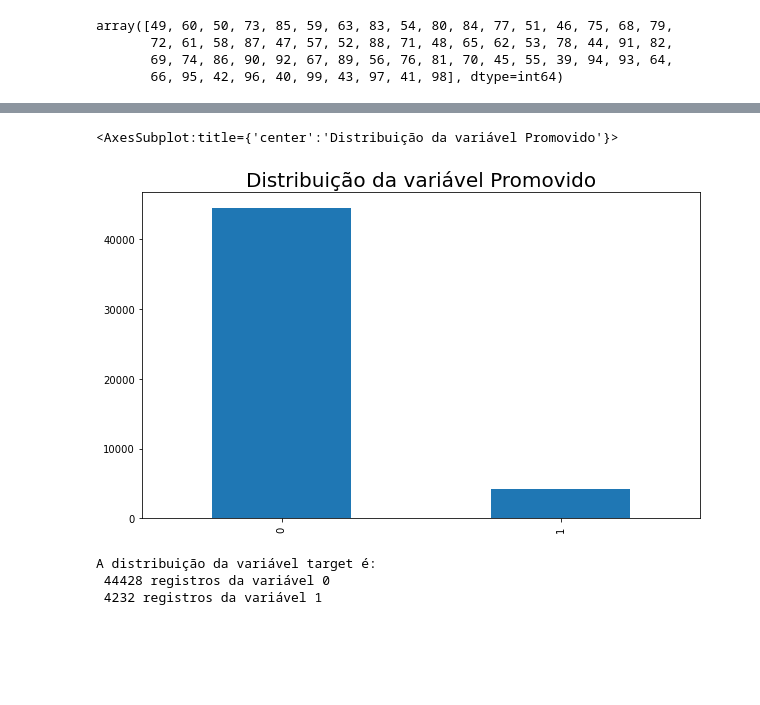
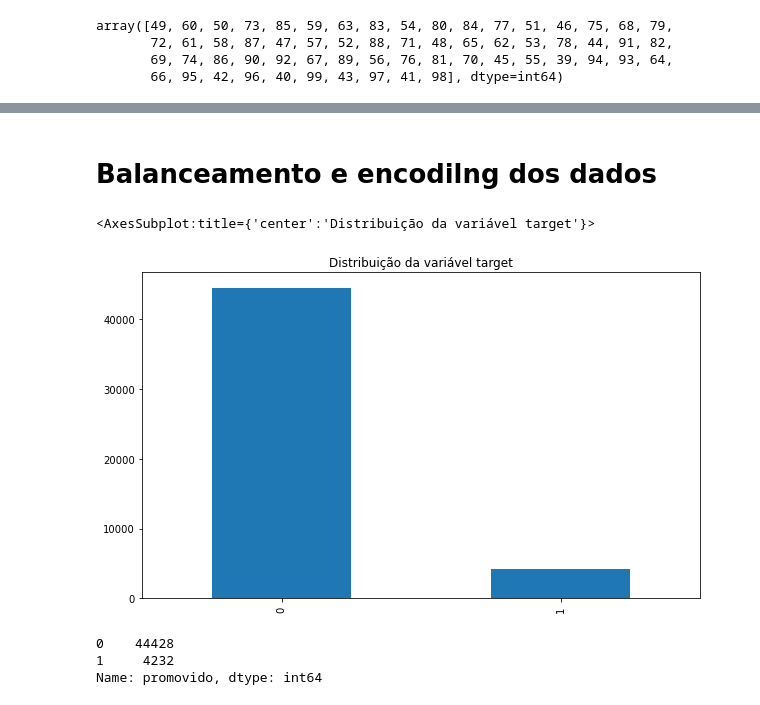
Before and after one commit to MateusSampaio1/Analise_RH, a Jupyter notebook: RH_Analysis.ipynb, the cells around one changed output, grey strips where cells are left out. Cells and saved outputs as stored; diff of their text form; code cells hidden in the pictures; blank space fills up the shorter version.

Commit message:
realização do encolding dos dados e inicio do ML

```diff
--- a/RH_Analysis.ipynb
+++ b/RH_Analysis.ipynb
@@ -211,19 +211,22 @@ dados.head()
 | 2 | 7513 | Vendas_e_Marketing | region_19 | Bacharel | m | Anuncio | 1 | ... |
 | 3 | 2542 | Vendas_e_Marketing | region_23 | Bacharel | m | Outro | 2 | ... |
 | 4 | 48945 | TI | region_26 | Bacharel | m | Outro | 1 | ... |
-# %%
-# Plotando a distribuição entre a variável target
-dados_count = dados['promovido'].value_counts()
-ax = dados_count.plot.bar()
-ax.figure.set_size_inches(10,6)
-ax.set_title('Distribuição da variável Promovido', fontsize = 20)
-ax
-# %% [output]
-<AxesSubplot:title={'center':'Distribuição da variável Promovido'}>
-[figure, removed]
-# %%
-print('A distribuição da variável target é:\n %d registros da variável 0  \n %d registros da variável 1' % (dados_count[0], dados_count[1]))
-# %% [output]
-A distribuição da variável target é:
- 44428 registros da variável 0
- 4232 registros da variável 1
+# %% [markdown]
+# Balanceamento e encodilng dos dados
+# %%
+# Plotando a distribuição da variável target
+dados_count = dados['promovido'].value_counts()
+ax = dados_count.plot.bar()
+ax.figure.set_size_inches(10,6)
+ax.set_title('Distribuição da variável target')
+ax
+# %% [output]
+<AxesSubplot:title={'center':'Distribuição da variável target'}>
+[figure, added]
+# %%
+# Quantidade de registros para cada classe
+dados_count
+# %% [output]
+0    44428
+1     4232
+Name: promovido, dtype: int64
```
Also changed, not shown: parts of 10 cells of this notebook.
